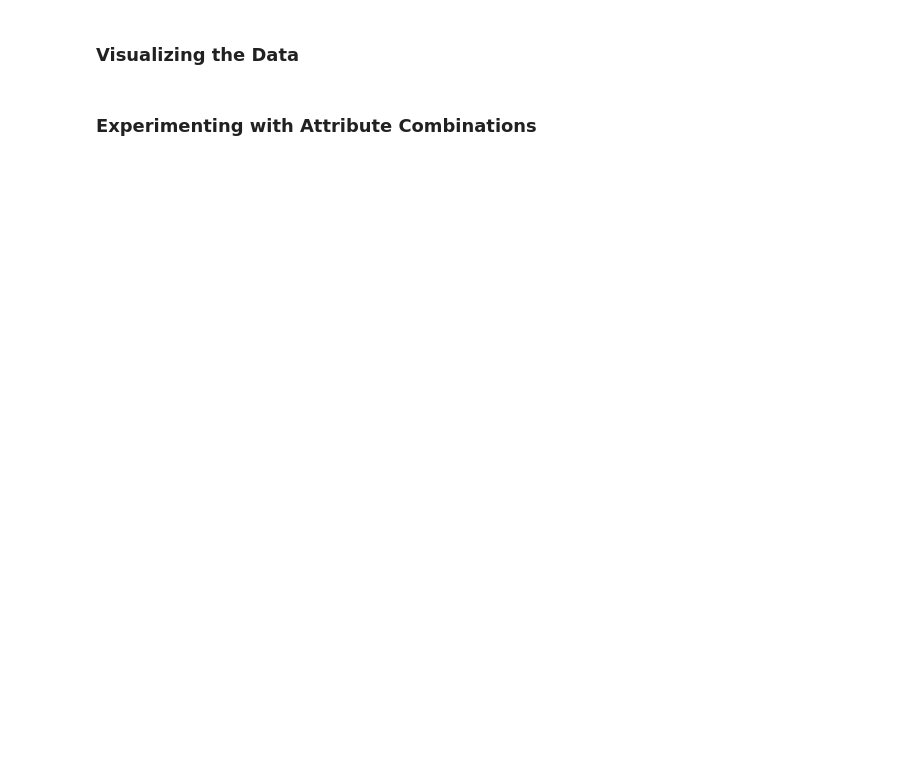
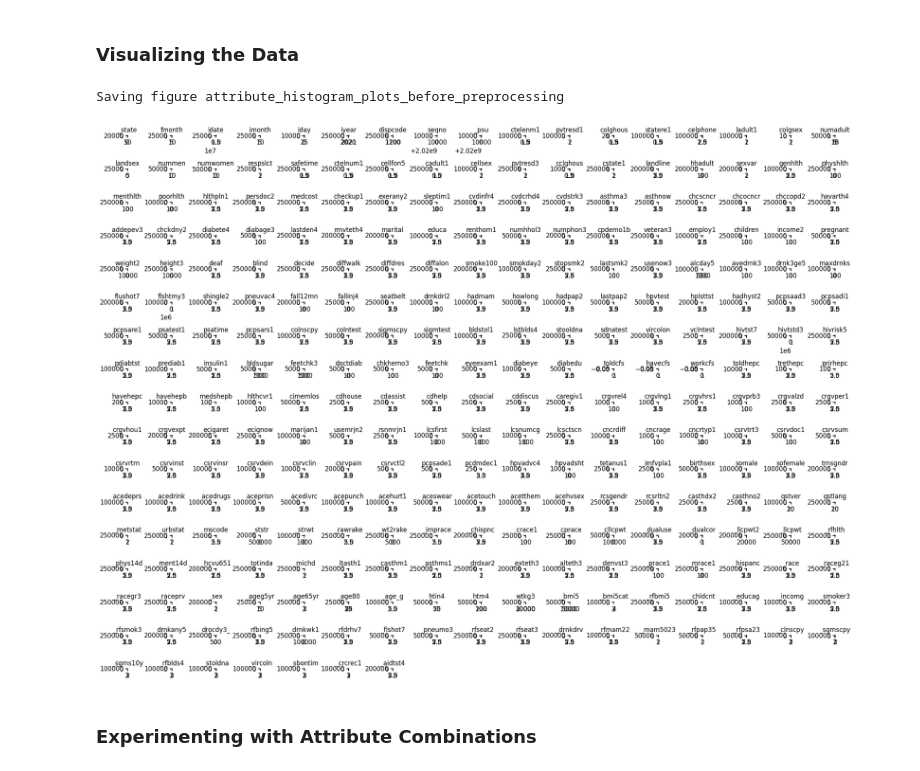
Before and after one commit to Suhyrhasan/Risk-Prediction-For-Heart-Disease, a Jupyter notebook: DatasetAfterPreprocessing.ipynb, the cells around one changed output. Saved outputs shown, nothing was run; the diff lists cells and outputs as text; code cells hidden in the pictures; blank space fills up the shorter version.

```diff
--- a/DatasetAfterPreprocessing.ipynb
+++ b/DatasetAfterPreprocessing.ipynb
@@ -31,19 +31,6 @@ def save_fig(fig_id, tight_layout=True, fig_extension="png", resolution=300):
     plt.savefig(path, format=fig_extension, dpi=resolution)
 
 # Importing the dataset
-pre_heart = pd.read_csv('dataset/BRFSS2020.csv')
+BRFSS2020 = pd.read_csv('dataset/BRFSS2020.csv')
 
-# make new dataset with selected columns
-
-pre_heart.rename(columns= {'_michd': 'heartDisease', '_bmi5': 'BMI',
-                   'smoke100': 'smoking', '_rfdrhv7': 'alcoholDrinking',
-                   'cvdstrk3': 'stroke', 'physhlth': 'physicalHealth',
-                   'menthlth': 'mentalHealth', 'diffwalk': 'diffWalking',
-                   'sexvar': 'sex', '_ageg5yr': 'ageCategory',
-                   '_imprace': 'race', 'diabete4': 'diabetic',
-                   '_totinda': 'physicalActivity', 'genhlth': 'genHealth',
-                   'sleptim1': 'sleepTime', 'asthma3': 'asthma',
-                   'chckdny2': 'kidneyDisease', 'chcscncr': 'skinCancer'},
-          inplace=True)
-
-pre_heart.head()
+BRFSS2020.head()
@@ -66,4 +45,11 @@ all_heart.describe()
 # %% [markdown]
 ### Visualizing the Data
+# %%
+BRFSS2020.hist( bins=50,figsize=(20,15))
+save_fig("attribute_histogram_plots_before_preprocessing")
+plt.show()
+# %% [output]
+Saving figure attribute_histogram_plots_before_preprocessing
+[figure, added]
 # %% [markdown]
 ### Experimenting with Attribute Combinations
```
Also changed, not shown: parts of 16 cells of this notebook, 3 other files.
